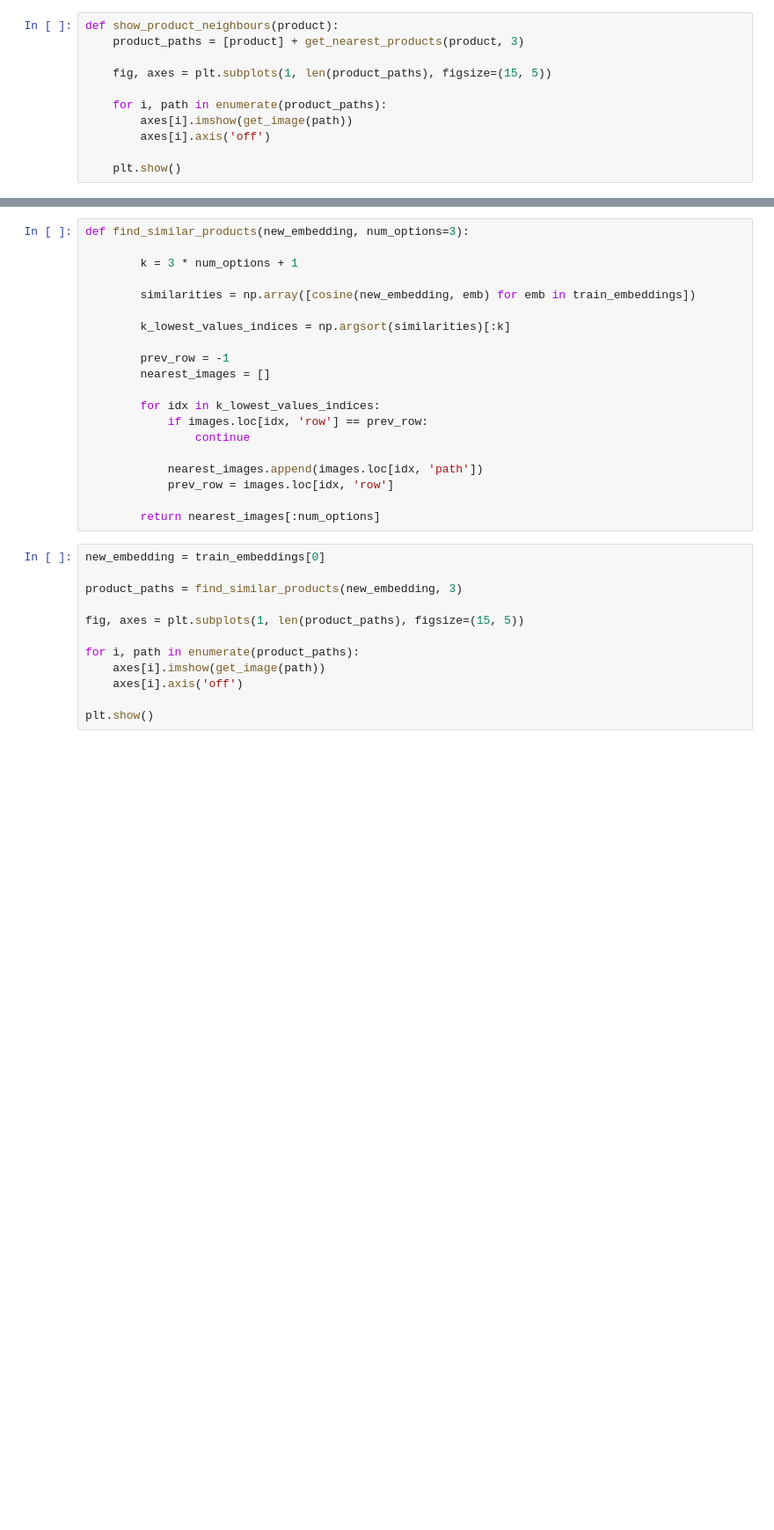
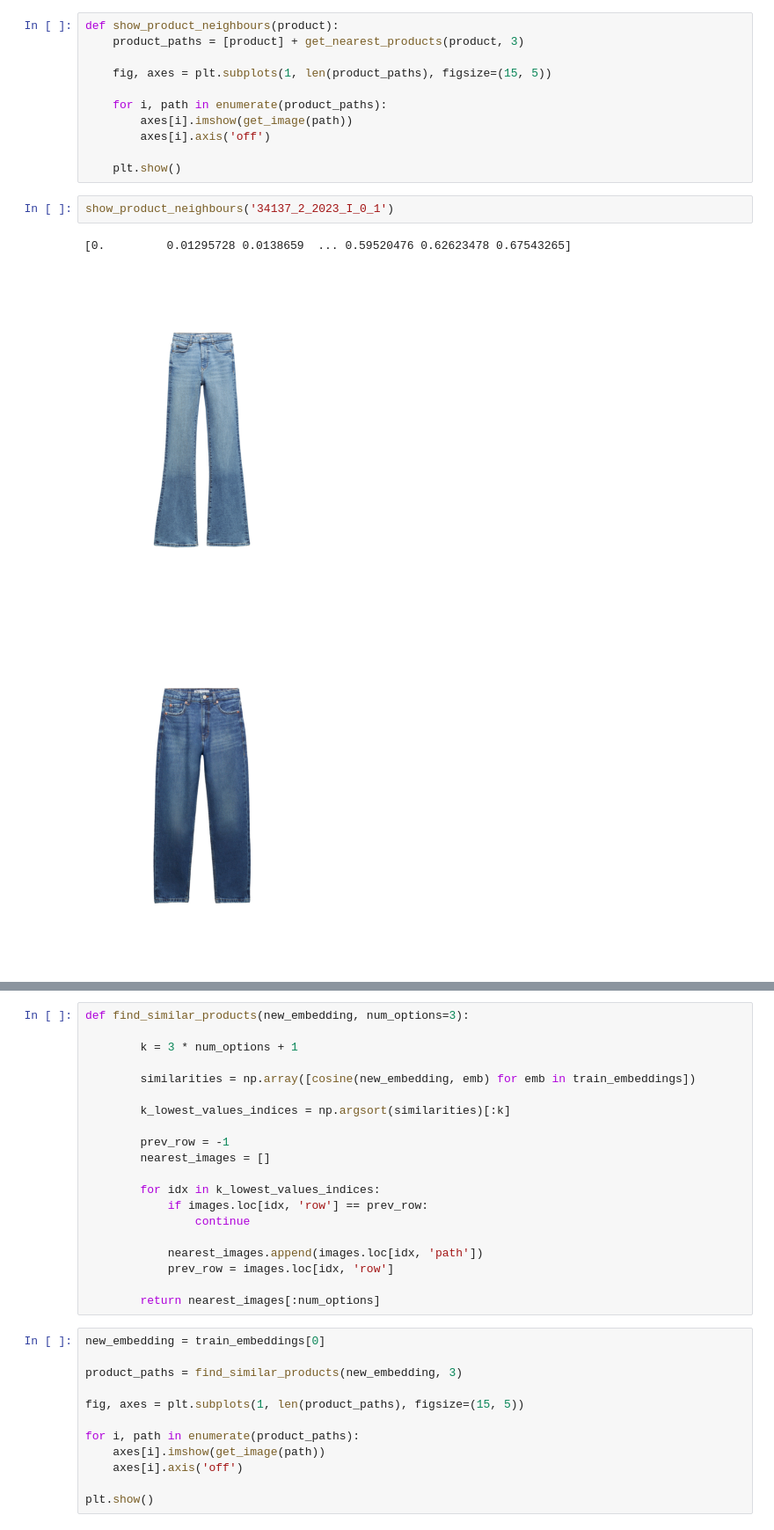
Before and after one commit to gerard-grau/HackUPC2024, a Jupyter notebook: out_of_stock.ipynb, the cells around one changed output, grey strips where cells are left out. Shown at 88% size. Saved outputs shown, nothing was run; the diff lists cells and outputs as text; blank space fills up the shorter version.

```diff
--- a/out_of_stock.ipynb
+++ b/out_of_stock.ipynb
@@ -74,3 +97,9 @@ def show_product_neighbours(product):
         axes[i].axis('off')
 
     plt.show()
+# %%
+show_product_neighbours('34137_2_2023_I_0_1')
+# %% [output]
+[0.         0.01295728 0.0138659  ... 0.59520476 0.62623478 0.67543265]
+[figure, added]
+[figure, added]
```
Also changed, not shown: parts of 7 cells of this notebook, 3 other files.
